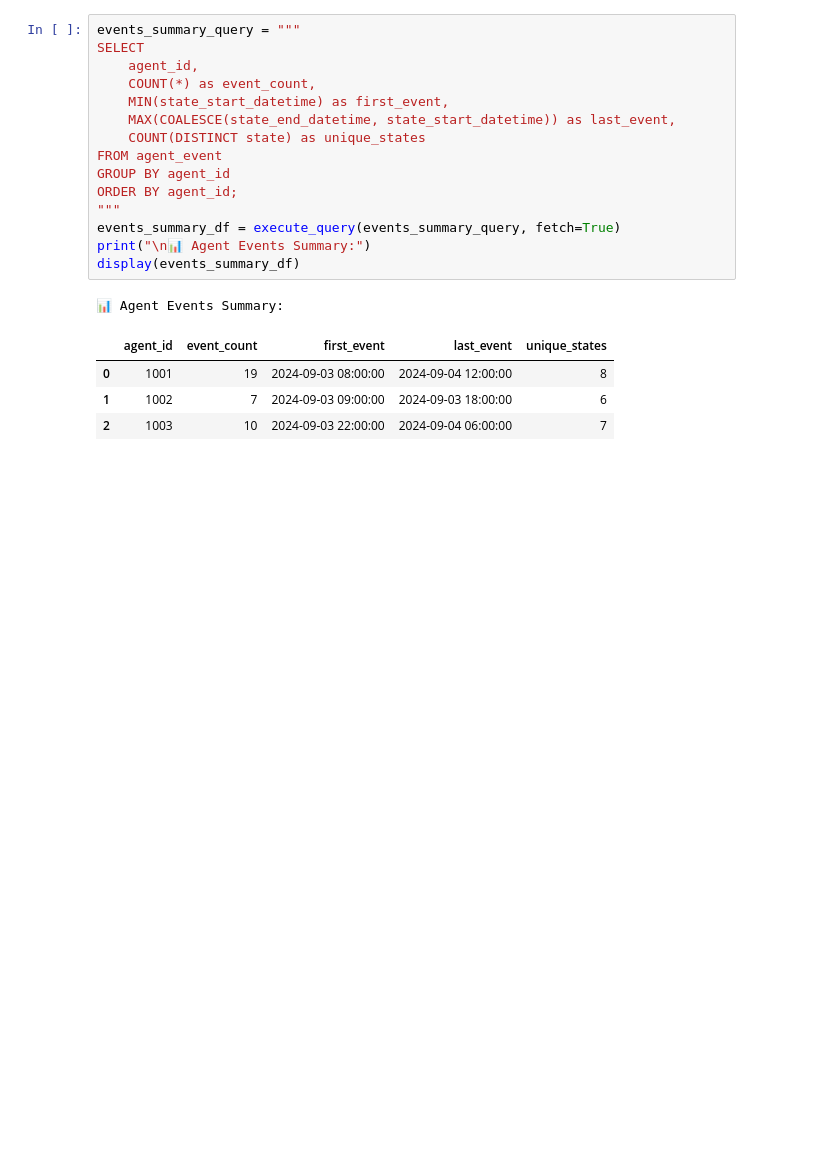
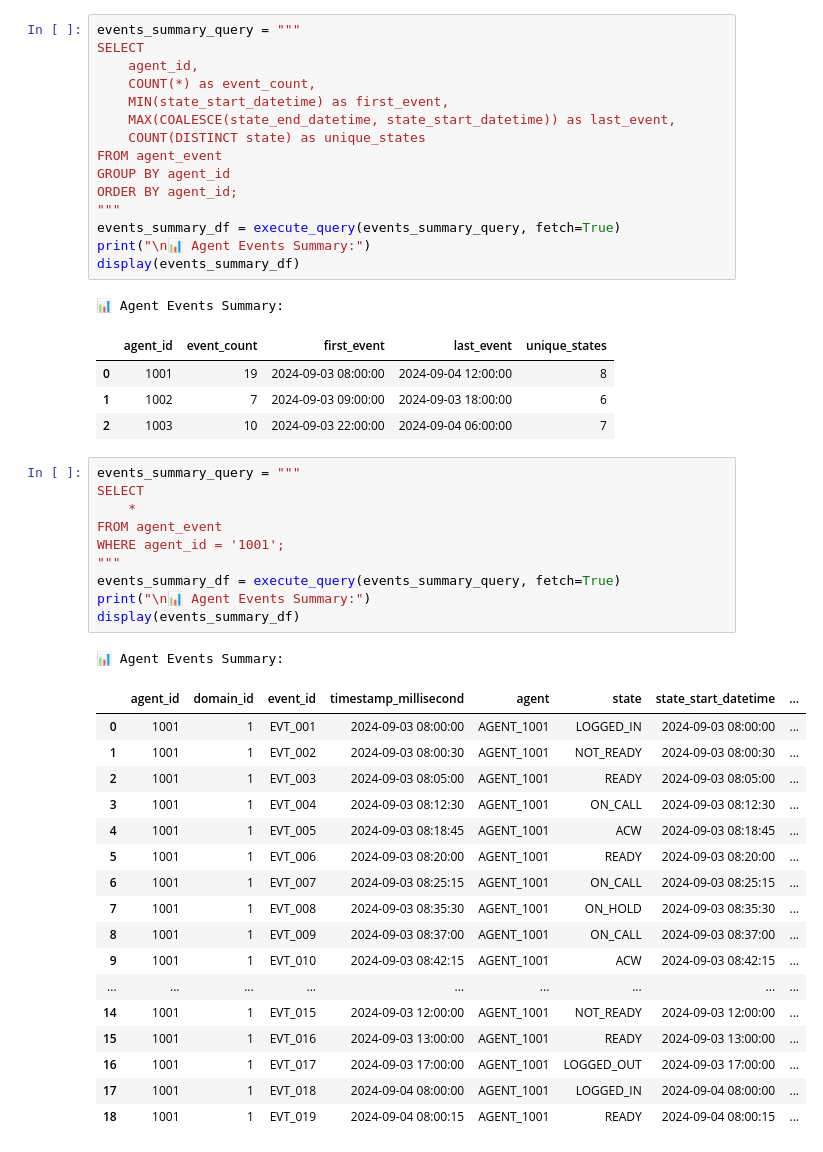
Before and after one commit to jcalvino/five9, a Jupyter notebook: raw.ipynb, the cells around one changed output. Cells and saved outputs as stored; diff of their text form; blank space fills up the shorter version.

```diff
--- a/raw.ipynb
+++ b/raw.ipynb
@@ -255,3 +255,32 @@ display(events_summary_df)
 | 0 | 1001 | 19 | 2024-09-03 08:00:00 | 2024-09-04 12:00:00 | 8 |
 | 1 | 1002 | 7 | 2024-09-03 09:00:00 | 2024-09-03 18:00:00 | 6 |
 | 2 | 1003 | 10 | 2024-09-03 22:00:00 | 2024-09-04 06:00:00 | 7 |
+# %%
+events_summary_query = """
+SELECT
+    *
+FROM agent_event
+WHERE agent_id = '1001';
+"""
+events_summary_df = execute_query(events_summary_query, fetch=True)
+print("\n📊 Agent Events Summary:")
+display(events_summary_df)
+# %% [output]
+📊 Agent Events Summary:
+|  | agent_id | domain_id | event_id | timestamp_millisecond | agent | state | state_start_datetime | ... |
+| 0 | 1001 | 1 | EVT_001 | 2024-09-03 08:00:00 | AGENT_1001 | LOGGED_IN | 2024-09-03 08:00:00 | ... |
+| 1 | 1001 | 1 | EVT_002 | 2024-09-03 08:00:30 | AGENT_1001 | NOT_READY | 2024-09-03 08:00:30 | ... |
+| 2 | 1001 | 1 | EVT_003 | 2024-09-03 08:05:00 | AGENT_1001 | READY | 2024-09-03 08:05:00 | ... |
+| 3 | 1001 | 1 | EVT_004 | 2024-09-03 08:12:30 | AGENT_1001 | ON_CALL | 2024-09-03 08:12:30 | ... |
+| 4 | 1001 | 1 | EVT_005 | 2024-09-03 08:18:45 | AGENT_1001 | ACW | 2024-09-03 08:18:45 | ... |
+| 5 | 1001 | 1 | EVT_006 | 2024-09-03 08:20:00 | AGENT_1001 | READY | 2024-09-03 08:20:00 | ... |
+| 6 | 1001 | 1 | EVT_007 | 2024-09-03 08:25:15 | AGENT_1001 | ON_CALL | 2024-09-03 08:25:15 | ... |
+| 7 | 1001 | 1 | EVT_008 | 2024-09-03 08:35:30 | AGENT_1001 | ON_HOLD | 2024-09-03 08:35:30 | ... |
+| 8 | 1001 | 1 | EVT_009 | 2024-09-03 08:37:00 | AGENT_1001 | ON_CALL | 2024-09-03 08:37:00 | ... |
+| 9 | 1001 | 1 | EVT_010 | 2024-09-03 08:42:15 | AGENT_1001 | ACW | 2024-09-03 08:42:15 | ... |
+| ... | ... | ... | ... | ... | ... | ... | ... | ... |
+| 14 | 1001 | 1 | EVT_015 | 2024-09-03 12:00:00 | AGENT_1001 | NOT_READY | 2024-09-03 12:00:00 | ... |
+| 15 | 1001 | 1 | EVT_016 | 2024-09-03 13:00:00 | AGENT_1001 | READY | 2024-09-03 13:00:00 | ... |
+| 16 | 1001 | 1 | EVT_017 | 2024-09-03 17:00:00 | AGENT_1001 | LOGGED_OUT | 2024-09-03 17:00:00 | ... |
+| 17 | 1001 | 1 | EVT_018 | 2024-09-04 08:00:00 | AGENT_1001 | LOGGED_IN | 2024-09-04 08:00:00 | ... |
+| 18 | 1001 | 1 | EVT_019 | 2024-09-04 08:00:15 | AGENT_1001 | READY | 2024-09-04 08:00:15 | ... |
```
Also changed, not shown: 3 other files.
